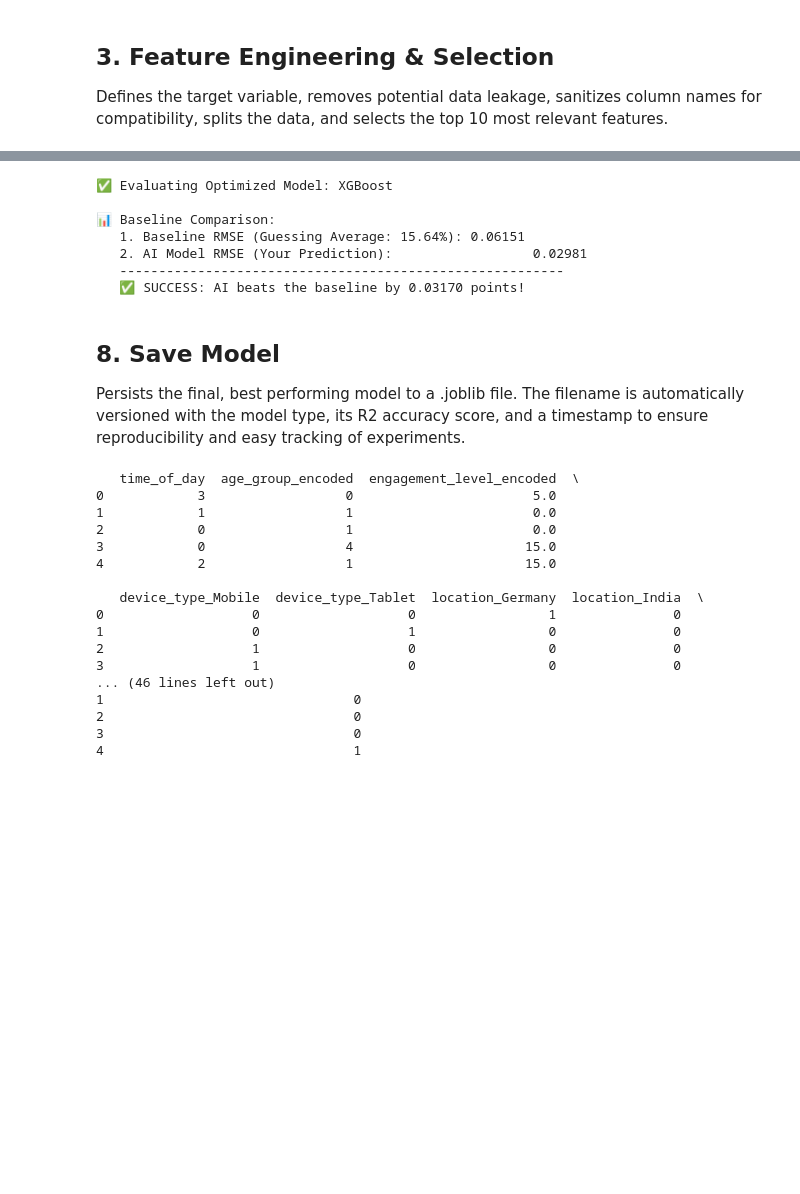
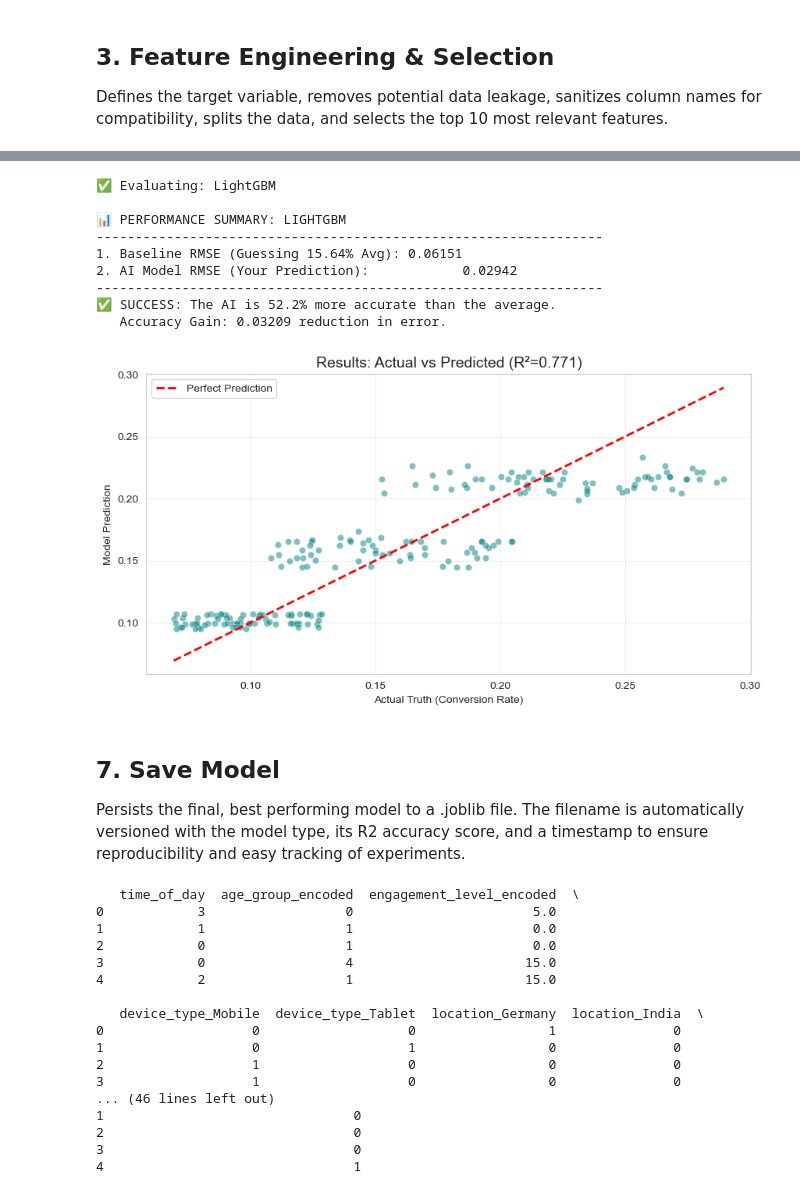
Before and after one commit to 1220823/Viralytics-Desafio-2, a Jupyter notebook: src/Model_Training/train_user_model.ipynb, the cells around one changed output, grey strips where cells are left out. Drawn from its saved outputs; the diff is of its cells as text; code cells hidden in the pictures; blank space fills up the shorter version.

```diff
--- a/src/Model_Training/train_user_model.ipynb
+++ b/src/Model_Training/train_user_model.ipynb
@@ -332,52 +272,73 @@ ad_target_audience_Travel_Lovers    0.006696
 
 Selects the best performing model and validates its value by comparing it against a "Naive Baseline" (simply guessing the average conversion rate for everyone).
 # %%
-# 1. Select the Best Model
+# Select the Best Model
 if best_opt_model is not None:
     final_model = best_opt_model
     model_name = best_model_name
-    print(f"✅ Evaluating Optimized Model: {model_name}")
+    print(f"✅ Evaluating: {model_name}")
 else:
-    # Fallback if optimization failed
-    model_name = list(models.keys())[0]
+    # Fallback safety
+    model_name = "RandomForest"
     final_model = Pipeline([
-        ('selector', SelectKBest(score_func=f_regression, k=10)),
-        ('regressor', models[model_name])
+        ('selector', SelectKBest(score_func=f_regression, k=5).set_output(transform="pandas")),
+        ('regressor', RandomForestRegressor(max_depth=3, random_state=42))
     ])
     final_model.fit(X_train, y_train)
-    print(f"⚠️ Evaluating: First Model ({model_name}) - Winner not found")
+    print(f"⚠️ Warning: Using Fallback Model.")
 
-# 2. Get Predictions (Pipeline handles selection automatically)
+# Get Predictions
 y_pred = final_model.predict(X_test)
 
-# --- THE BASELINE TEST (The "Duck Test") ---
+# Calculate the "Naive" Baseline
 # Logic: "If I just guessed the AVERAGE Conversion Rate for everyone, how wrong would I be?"
 avg_conversion = y_train.mean()
 baseline_preds = np.full(len(y_test), avg_conversion)
 
+# Metrics Calculation
 baseline_rmse = np.sqrt(mean_squared_error(y_test, baseline_preds))
 model_rmse = np.sqrt(mean_squared_error(y_test, y_pred))
 improvement = baseline_rmse - model_rmse
+percent_improvement = (improvement / baseline_rmse) * 100
 
-print(f"\n📊 Baseline Comparison:")
-print(f"   1. Baseline RMSE (Guessing Average: {avg_conversion:.2%}): {baseline_rmse:.5f}")
-print(f"   2. AI Model RMSE (Your Prediction):                  {model_rmse:.5f}")
-print(f"   ---------------------------------------------------------")
+# PRINT THE REPORT
+print(f"\n📊 PERFORMANCE SUMMARY: {model_name.upper()}")
+print("-" * 65)
+print(f"1. Baseline RMSE (Guessing {avg_conversion:.2%} Avg): {baseline_rmse:.5f}")
+print(f"2. AI Model RMSE (Your Prediction):            {model_rmse:.5f}")
+print("-" * 65)
 
 if improvement > 0:
-    print(f"   ✅ SUCCESS: AI beats the baseline by {improvement:.5f} points!")
+    print(f"✅ SUCCESS: The AI is {percent_improvement:.1f}% more accurate than the average.")
+    print(f"   Accuracy Gain: {improvement:.5f} reduction in error.")
 else:
-    print(f"   ❌ FAIL: The AI is worse than just guessing the average.")
+    print(f"❌ FAIL: The AI is worse than just guessing the average.")
+
+# Visualization: Actual vs Predicted
+plt.figure(figsize=(10, 5))
+sns.scatterplot(x=y_test, y=y_pred, alpha=0.5, color='teal')
+
+# Perfect prediction line
+plt.plot([y_test.min(), y_test.max()], [y_test.min(), y_test.max()], 'r--', lw=2, label='Perfect Prediction')
+plt.title(f'Results: Actual vs Predicted (R²={best_opt_r2:.3f})', fontsize=14)
+plt.xlabel('Actual Truth (Conversion Rate)')
+plt.ylabel('Model Prediction')
+plt.legend()
+plt.grid(True, alpha=0.3)
+plt.show()
 # %% [output]
-✅ Evaluating Optimized Model: XGBoost
+✅ Evaluating: LightGBM
 
-📊 Baseline Comparison:
-   1. Baseline RMSE (Guessing Average: 15.64%): 0.06151
-   2. AI Model RMSE (Your Prediction):                  0.02981
-   ---------------------------------------------------------
-   ✅ SUCCESS: AI beats the baseline by 0.03170 points!
+📊 PERFORMANCE SUMMARY: LIGHTGBM
+-----------------------------------------------------------------
+1. Baseline RMSE (Guessing 15.64% Avg): 0.06151
+2. AI Model RMSE (Your Prediction):            0.02942
+-----------------------------------------------------------------
+✅ SUCCESS: The AI is 52.2% more accurate than the average.
+   Accuracy Gain: 0.03209 reduction in error.
+[figure, added]
 # %% [markdown]
-## 8. Save Model
+## 7. Save Model
 
 Persists the final, best performing model to a .joblib file. The filename is automatically versioned with the model type, its R2 accuracy score, and a timestamp to ensure reproducibility and easy tracking of experiments.
 # %%
```
Also changed, not shown: parts of 11 cells of this notebook, 19 other files.
